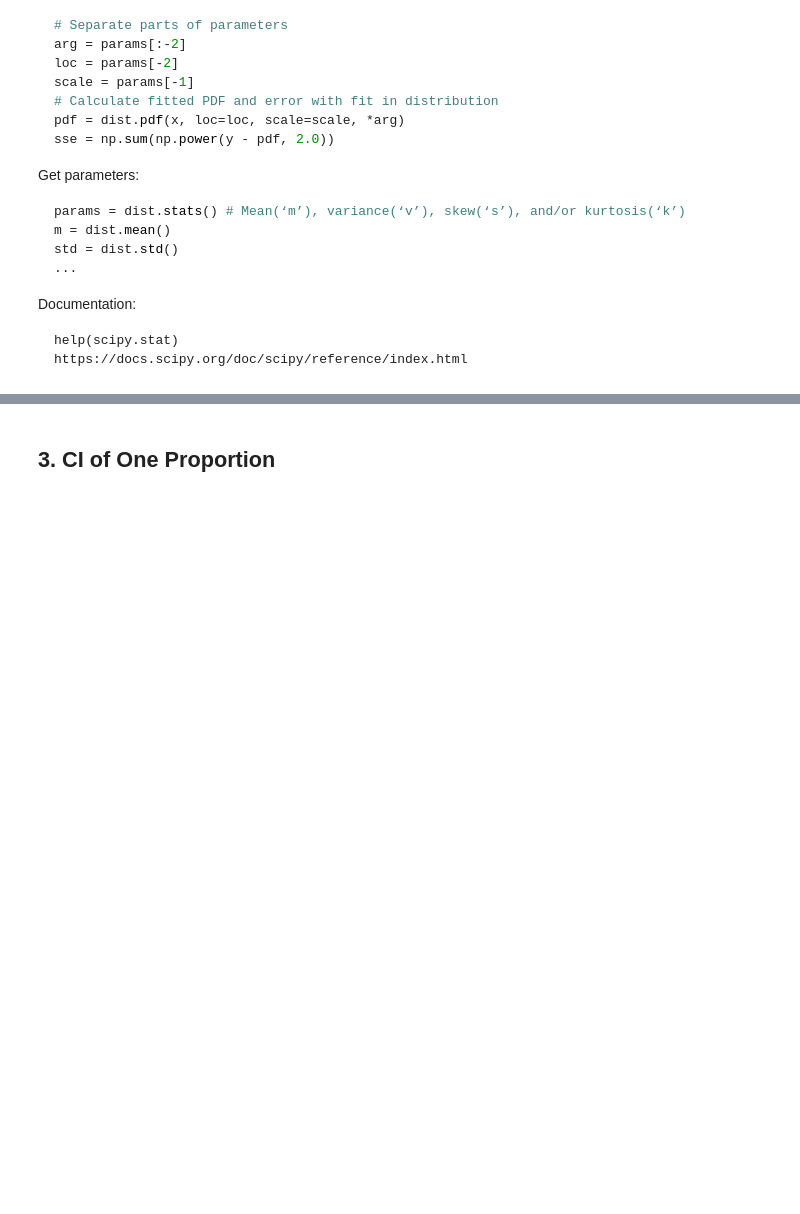
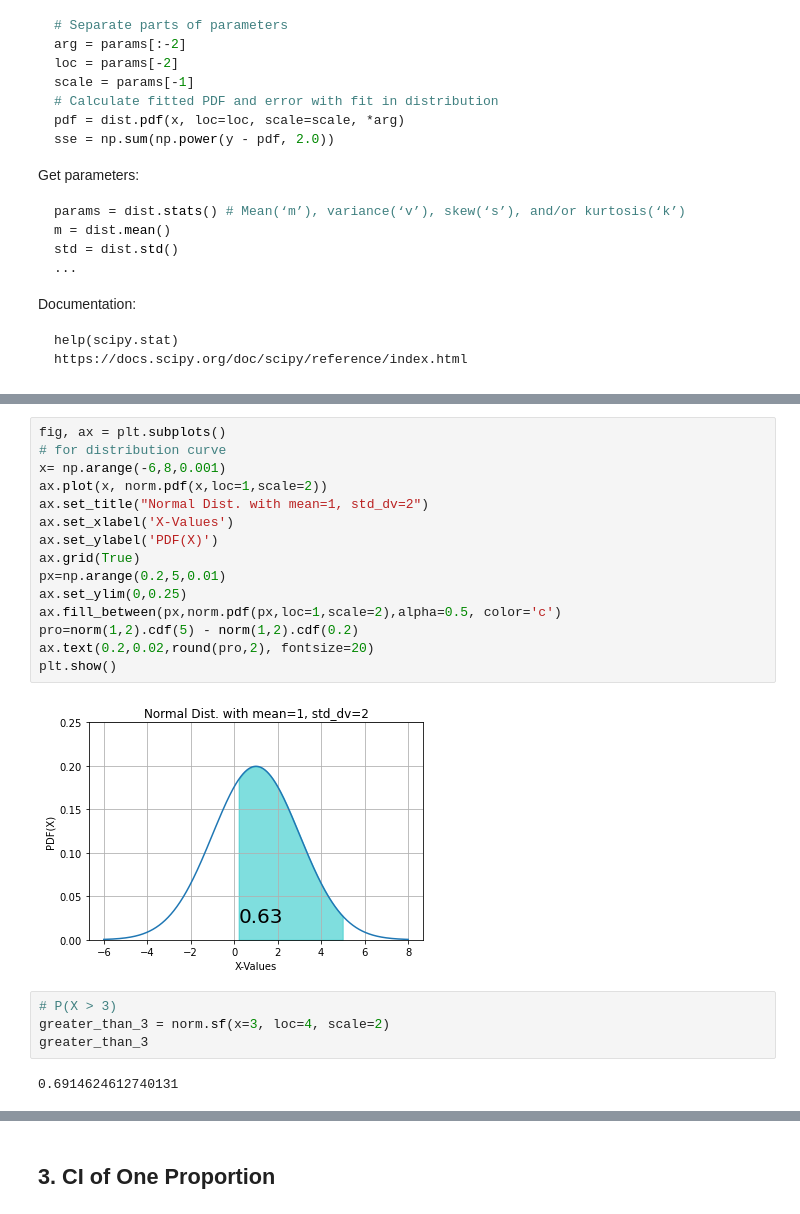
Before and after one commit to mxagar/statistics_with_python_coursera, a Jupyter notebook: 02_Inference/lab/02_ConfidenceIntervals_Examples.ipynb, the cells around one changed output, grey strips where cells are left out. Drawn from its saved outputs; the diff is of its cells as text; blank space fills up the shorter version.

```diff
--- a/02_Inference/lab/02_ConfidenceIntervals_Examples.ipynb
+++ b/02_Inference/lab/02_ConfidenceIntervals_Examples.ipynb
@@ -128,0 +203,23 @@ Documentation:
+# %%
+fig, ax = plt.subplots()
+# for distribution curve
+x= np.arange(-6,8,0.001)
+ax.plot(x, norm.pdf(x,loc=1,scale=2))
+ax.set_title("Normal Dist. with mean=1, std_dv=2")
+ax.set_xlabel('X-Values')
+ax.set_ylabel('PDF(X)')
+ax.grid(True)
+px=np.arange(0.2,5,0.01)
+ax.set_ylim(0,0.25)
+ax.fill_between(px,norm.pdf(px,loc=1,scale=2),alpha=0.5, color='c')
+pro=norm(1,2).cdf(5) - norm(1,2).cdf(0.2)
+ax.text(0.2,0.02,round(pro,2), fontsize=20)
+plt.show()
+# %% [output]
+[figure, added]
+# %%
+# P(X > 3)
+greater_than_3 = norm.sf(x=3, loc=4, scale=2)
+greater_than_3
+# %% [output]
+0.6914624612740131
```
Also changed, not shown: parts of 34 cells of this notebook.
